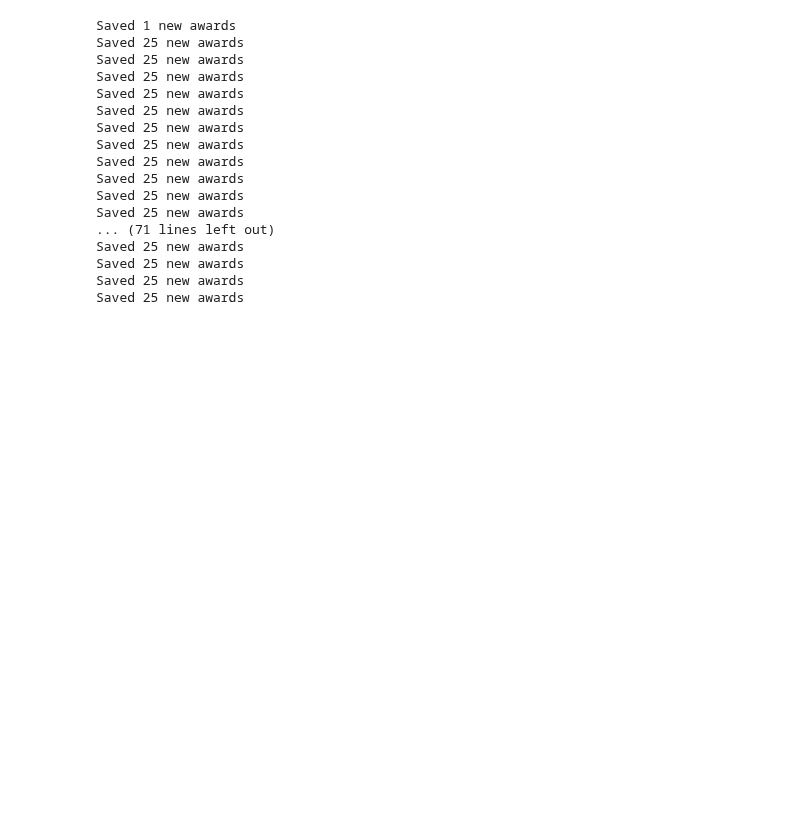
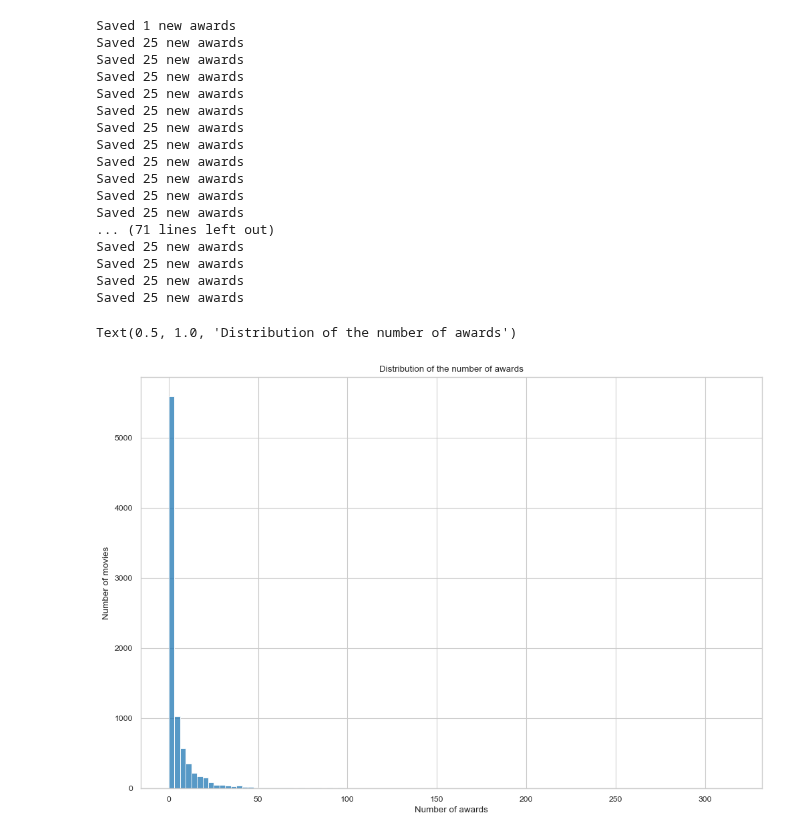
Before and after one commit to epfl-ada/ada-2023-project-radatouille, a Jupyter notebook: awards_scrap.ipynb, the cells around one changed output. Saved outputs shown, nothing was run; the diff lists cells and outputs as text; code cells hidden in the pictures; blank space fills up the shorter version.

Commit message:
Updated awards_scarp

```diff
--- a/awards_scrap.ipynb
+++ b/awards_scrap.ipynb
@@ -106,3 +106,17 @@ Saved 25 new awards
 db_paths = ["data/scrap/imdb_awards1.csv", "data/scrap/imdb_awards2.csv", "data/scrap/imdb_awards3.csv", "data/scrap/imdb_awards4.csv"]
 df = pd.concat([pd.read_csv(path) for path in db_paths], ignore_index=True)
 df.to_csv("data/scrap/imdb_awards.csv", index=False)
+# %%
+# Plot the distribution of the number of awards
+import matplotlib.pyplot as plt
+import seaborn as sns
+sns.set_style("whitegrid")
+sns.set_context("paper")
+plt.figure(figsize=(12, 8))
+sns.histplot(df["wins"], bins=100)
+plt.xlabel("Number of awards")
+plt.ylabel("Number of movies")
+plt.title("Distribution of the number of awards")
+# %% [output]
+Text(0.5, 1.0, 'Distribution of the number of awards')
+[figure, added]
```
Also changed, not shown: parts of 3 cells of this notebook.
